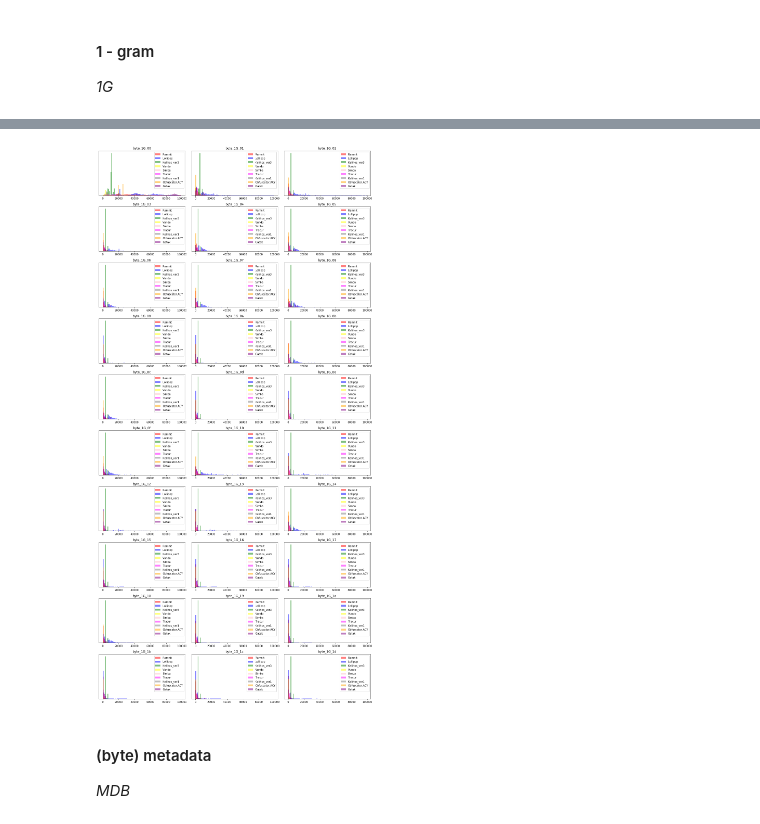
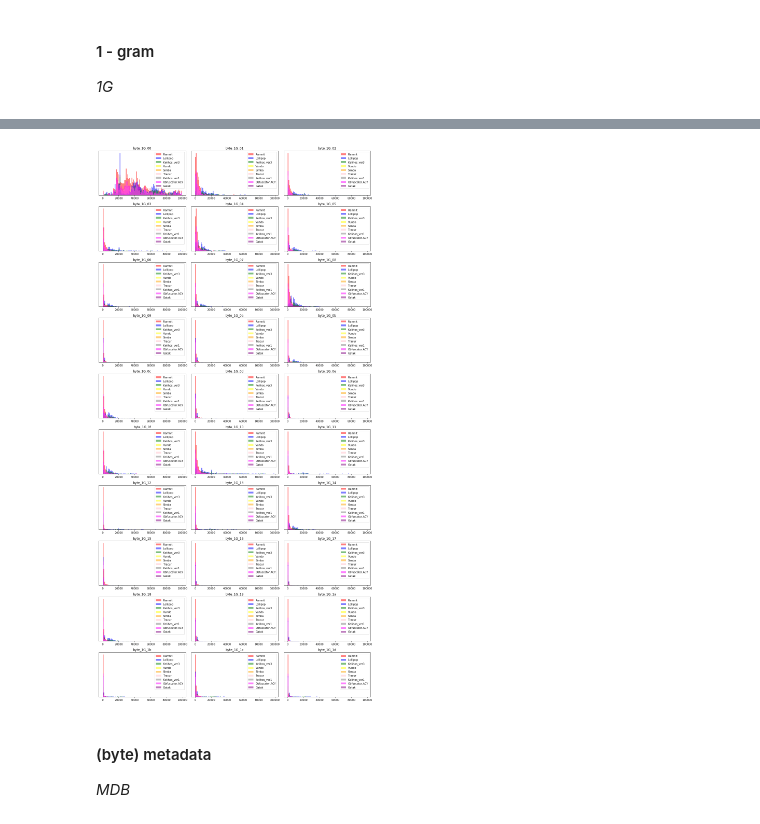
Before and after one commit to tomarga/Machine-Burning, a Jupyter notebook: [project proposal] microsoft malware classification.ipynb, the cells around one changed output, grey strips where cells are left out. Cells and saved outputs as stored; diff of their text form; code cells hidden in the pictures.

```diff
--- a/[project proposal] microsoft malware classification.ipynb
+++ b/[project proposal] microsoft malware classification.ipynb
@@ -78,0 +70,4 @@ malware_labels = pd.read_csv("https://raw.githubusercontent.com/tomarga/Machine-
+# %%
+# učitavanje svih značajki
+features = pd.read_csv("https://raw.githubusercontent.com/mateastanisic/lfs/master/merged_train.csv")
+features.head()
@@ -82,5 +162,7 @@ malware_labels = pd.read_csv("https://raw.githubusercontent.com/tomarga/Machine-
 #### 1 - gram
 _1G_
 # %%
-# unos 1G značajki
-one_gram = pd.read_csv("https://raw.githubusercontent.com/tomarga/Machine-Burning/master/dataset/byte_oneg.csv")
+# ONE GRAM značajke
+# one_gram = pd.read_csv("https://raw.githubusercontent.com/tomarga/Machine-Burning/master/dataset/byte_oneg.csv")
+one_gram_features = features.iloc[:,2:258]
+one_gram_features.head()
@@ -101,31 +177,11 @@ for i in range(len(malware_names)):
-# %%
-fig, axes = plt.subplots(10,3, figsize=(15, 30))
-ax = axes.ravel() # axes are 2-dimensional so we unfold them
-
-# ovo je samo za 30 stupaca od ukupno 256  značajki one grama
-for i in range(30):
-    #_, bins = np.histogram(one_gram.iloc[:,i], bins=50)
-    # ovo je za ravnomjernu raspodjelu max-min (ako se ne varam) ali na histogramima se ne vidi lijepo raspodjela podataka u tom slučaju
-    # probala sam sa ovim dolje binsom, probati mozda sa meanom ili tako nešto
-    bins = [ i*1000 for i in range(100)]
-
-    ax[i].hist(one_gram_classes[malware_dict[1]][:,i], bins=bins, color='red', alpha=.5, label=malware_dict[1])
-    ax[i].hist(one_gram_classes[malware_dict[2]][:,i], bins=bins, color='blue', alpha=.5, label=malware_dict[2])
-    ax[i].hist(one_gram_classes[malware_dict[3]][:,i], bins=bins, color='green', alpha=.5, label=malware_dict[3])
-    ax[i].hist(one_gram_classes[malware_dict[4]][:,i], bins=bins, color='yellow', alpha=.5, label=malware_dict[4])
-    ax[i].hist(one_gram_classes[malware_dict[5]][:,i], bins=bins, color='pink', alpha=.5, label=malware_dict[5])
-    ax[i].hist(one_gram_classes[malware_dict[6]][:,i], bins=bins, color='magenta', alpha=.5, label=malware_dict[6])
-    ax[i].hist(one_gram_classes[malware_dict[7]][:,i], bins=bins, color='grey', alpha=.5, label=malware_dict[7])
-    ax[i].hist(one_gram_classes[malware_dict[8]][:,i], bins=bins, color='orange', alpha=.5, label=malware_dict[8])
-    ax[i].hist(one_gram_classes[malware_dict[9]][:,i], bins=bins, color='purple', alpha=.5, label=malware_dict[9])
-
-    ax[i].set_title(one_gram.columns.values[i])
-    ax[i].set_yticks(()) # remove ticks on y-axis
-    ax[i].legend(loc='upper right')
-
-fig.tight_layout()
-# %% [output]
-[figure, removed]
+# %%
+#_, bins = np.histogram(one_gram.iloc[:,i], bins=50)
+# ovo je za ravnomjernu raspodjelu max-min (ako se ne varam) ali na histogramima se ne vidi lijepo raspodjela podataka u tom slučaju
+# probala sam sa ovim dolje binsom, probati mozda sa meanom ili tako nešto
+bins = [ i*1000 for i in range(100)]
+draw_histograms(one_gram_features, 30, 10, 3, bins, False, 15, 30)
+# %% [output]
+[figure, added]
 # %% [markdown]
 #### (byte) metadata
 _MDB_
```
Also changed, not shown: parts of 54 cells of this notebook.
